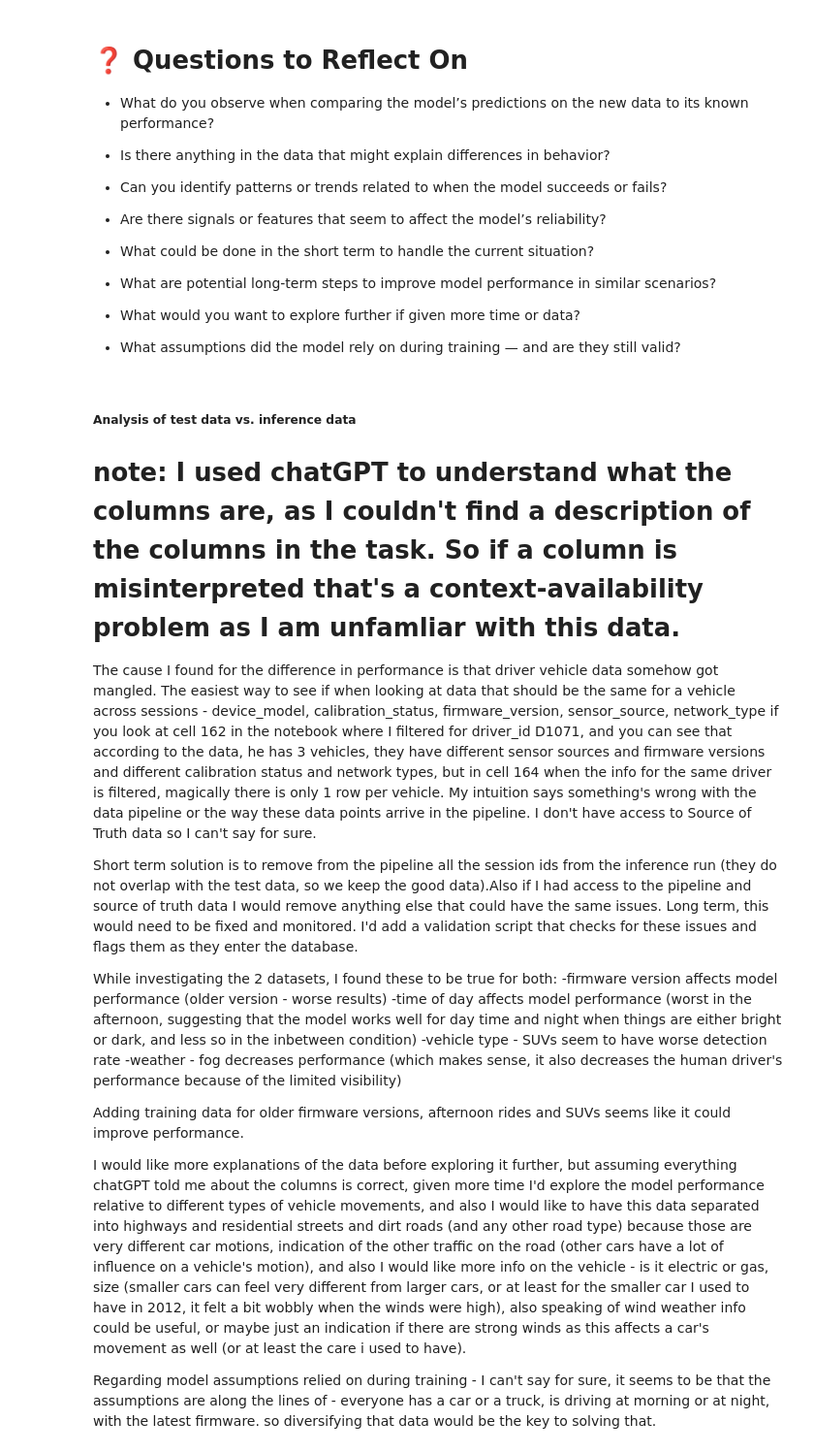
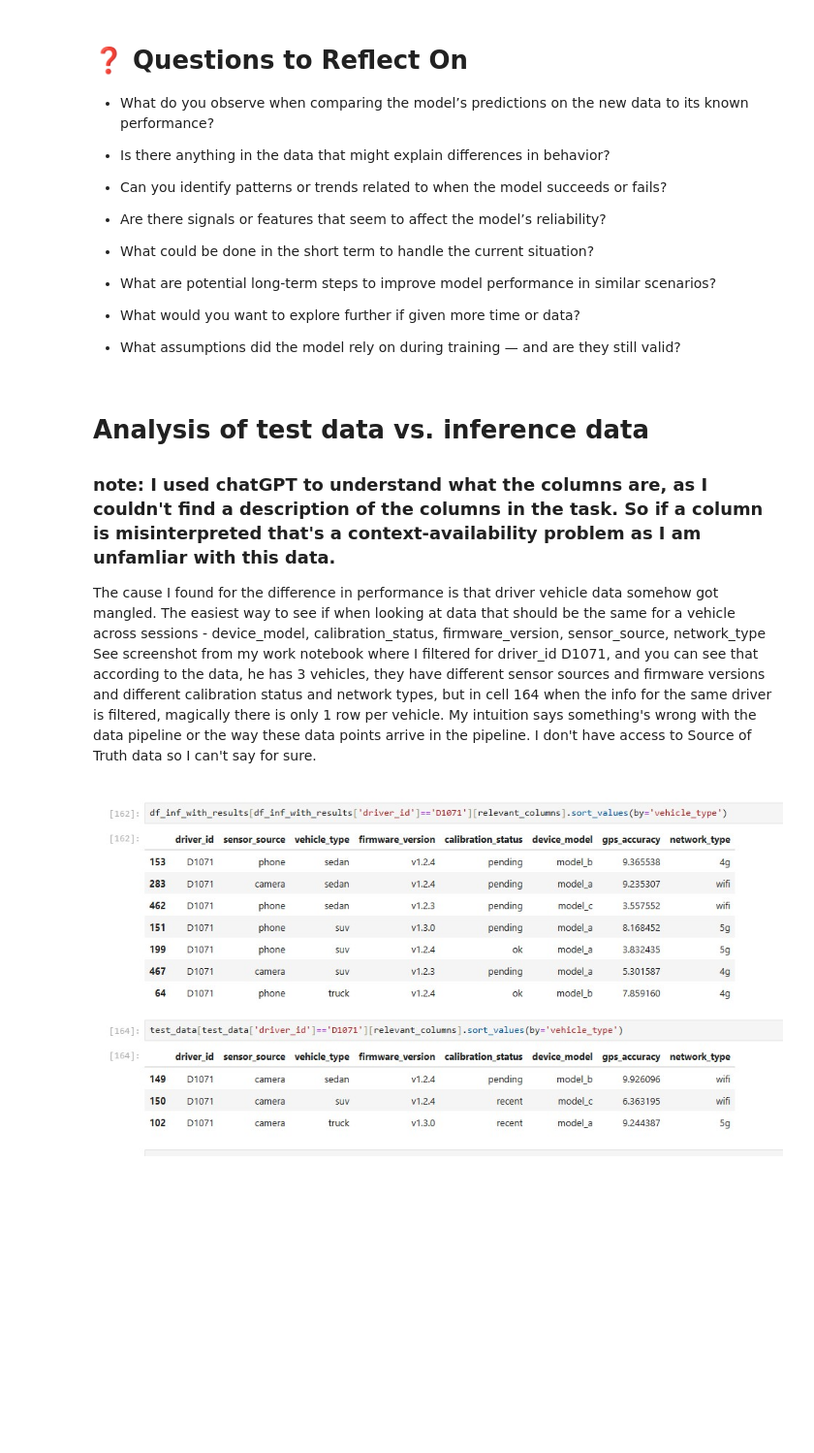
Before and after one commit to DanielleMenu/sensor-analysis-assignment, a Jupyter notebook: example.ipynb, the cells around one changed output. Shown at 97% size. Saved outputs shown, nothing was run; the diff lists cells and outputs as text; code cells hidden in the pictures; blank space fills up the shorter version.

```diff
--- a/example.ipynb
+++ b/example.ipynb
@@ -36,25 +36,17 @@ VBox(children=(Dropdown(description='Sample ID:', layout=Layout(width='50%'), op
 
 - What assumptions did the model rely on during training — and are they still valid?
 # %% [markdown]
-##### Analysis of test data vs. inference data
-# note: I used chatGPT to understand what the columns are, as I couldn't find a description of the columns in the task. So if a column is misinterpreted that's a context-availability problem as I am unfamliar with this data.
+# Analysis of test data vs. inference data #
+### note: I used chatGPT to understand what the columns are, as I couldn't find a description of the columns in the task. So if a column is misinterpreted that's a context-availability problem as I am unfamliar with this data. ###
 
 The cause I found for the difference in performance is that driver vehicle data somehow got mangled.
 The easiest way to see if when looking at data that should be the same for a vehicle across sessions - device_model, calibration_status, firmware_version, sensor_source, network_type
-if you look at cell 162 in the notebook where I filtered for driver_id D1071, and you can see that according to the data, he has 3 vehicles, they have different sensor sources and firmware versions and different calibration status and network types, but in cell 164 when the info for the same driver is filtered, magically there is only 1 row per vehicle.
+See screenshot from my work notebook  where I filtered for driver_id D1071, and you can see that according to the data, he has 3 vehicles, they have different sensor sources and firmware versions and different calibration status and network types, but in cell 164 when the info for the same driver is filtered, magically there is only 1 row per vehicle.
 My intuition says something's wrong with the data pipeline or the way these data points arrive in the pipeline. I don't have access to Source of Truth data so I can't say for sure.
-
-Short term solution is to remove from the pipeline all the session ids from the inference run (they do not overlap with the test data, so we keep the good data).Also if I had access to the pipeline and source of truth data I would remove anything else that could have the same issues.
-Long term, this would need to be fixed and monitored. I'd add a validation script that checks for these issues and flags them as they enter the database.
-
-While investigating the 2 datasets, I found these to be true for both:
--firmware version affects model performance (older version - worse results)
--time of day affects model performance (worst in the afternoon, suggesting that the model works well for day time and night when things are either bright or dark, and less so in the inbetween condition)
--vehicle type - SUVs seem to have worse detection rate
--weather - fog decreases performance (which makes sense, it also decreases the human driver's performance because of the limited visibility)
-
-Adding training data for older firmware versions, afternoon rides and SUVs seems like it could improve performance.
-
-I would like more explanations of the data before exploring it further, but assuming everything chatGPT told me about the columns is correct, given more time I'd explore the model performance relative to different types of vehicle movements, and also I would like to have this data separated into highways and residential streets and dirt roads (and any other road type) because those are very different car motions, indication of the other traffic on the road (other cars have a lot of influence on a vehicle's motion), and also I would like more info on the vehicle - is it electric or gas, size (smaller cars can feel very different from larger cars, or at least for the smaller car I used to have in 2012, it felt a bit wobbly when the winds were high), also speaking of wind weather info could be useful, or maybe just an indication if there are strong winds as this affects a car's movement as well (or at least the care i used to have).
-
-Regarding model assumptions relied on during training - I can't say for sure, it seems to be that the assumptions are along the lines of - everyone has a car or a truck, is driving at morning or at night, with the latest firmware. so diversifying that data would be the key to solving that.
+# %%
+from IPython.display import Image
+
+# Specify the image path (it could be a local file or a URL)
+Image(filename='screenshot.jpg')
+# %% [output]
+[figure, added]
```
Also changed, not shown: parts of 1 cell of this notebook, 3 other files.
